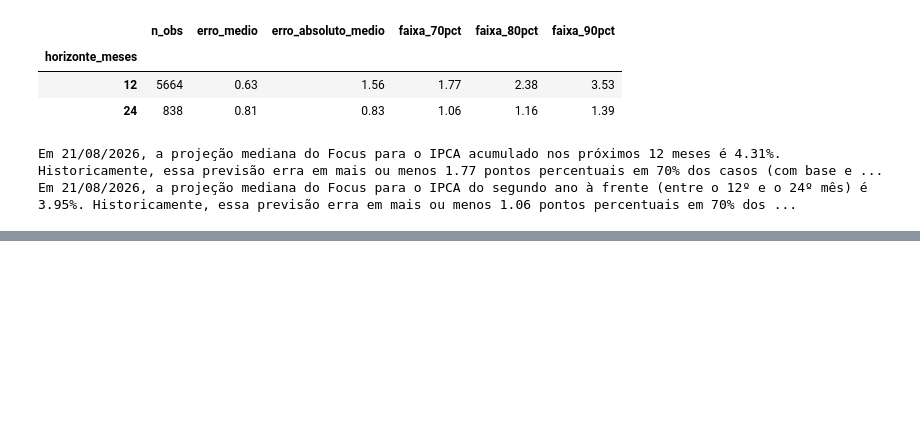
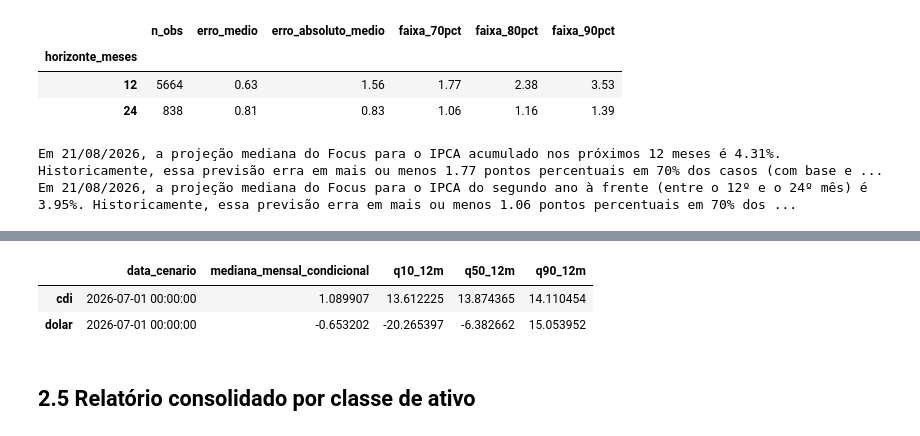
Before and after one commit to CarlosRoza/Projetos_dissertacao, a Jupyter notebook: testeghia.ipynb, the cells around one changed output, grey strips where cells are left out. Saved outputs shown, nothing was run; the diff lists cells and outputs as text; code cells hidden in the pictures; blank space fills up the shorter version.

```diff
--- a/testeghia.ipynb
+++ b/testeghia.ipynb
@@ -624,0 +812,68 @@ Em 21/08/2026, a projeção mediana do Focus para o IPCA do segundo ano à frent
+# %%
+def bootstrap_blocos_retorno_acumulado(
+    residuos: np.ndarray,
+    mediana_condicional: float,
+    horizonte_meses: int = 12,
+    tamanho_bloco: int = 3,
+    n_simulacoes: int = 5000,
+    seed: int = 42,
+) -> np.ndarray:
+    """
+    Simula `n_simulacoes` trajetórias do retorno acumulado em `horizonte_meses`,
+    encadeando blocos contíguos de `residuos` históricos (bootstrap em blocos, preserva
+    dependência temporal de curto prazo) e somando à mediana condicional prevista para
+    o cenário atual — assume que o cenário (e por isso a mediana) se mantém ao longo do
+    horizonte, uma simplificação razoável para uma v1.
+    """
+    rng = np.random.default_rng(seed)
+    n = len(residuos)
+    simulacoes = np.empty(n_simulacoes)
+
+    for s in range(n_simulacoes):
+        retornos_simulados = []
+        while len(retornos_simulados) < horizonte_meses:
+            inicio = rng.integers(0, n - tamanho_bloco + 1)
+            bloco = residuos[inicio: inicio + tamanho_bloco]
+            retornos_simulados.extend((mediana_condicional + bloco).tolist())
+        fator_acumulado = np.prod(1 + np.array(retornos_simulados[:horizonte_meses]) / 100)
+        simulacoes[s] = (fator_acumulado - 1) * 100
+
+    return simulacoes
+
+
+def distribuicao_12m_cenario_atual(dados: pd.DataFrame, colunas_x: list[str], coluna_y: str) -> dict:
+    """
+    Ajusta a regressão quantílica com todo o histórico disponível, extrai os resíduos
+    do modelo de mediana, e usa bootstrap em blocos para simular a distribuição do
+    retorno acumulado em 12 meses a partir do cenário (Selic/IPCA) mais recente.
+    """
+    X = sm.add_constant(dados[colunas_x])
+    y = dados[coluna_y]
+
+    modelo_mediana = QuantReg(y, X).fit(q=0.5, max_iter=2000)
+    residuos = (y - modelo_mediana.predict(X)).to_numpy()
+
+    cenario_atual = X.iloc[[-1]]
+    mediana_atual = modelo_mediana.predict(cenario_atual).iloc[0]
+
+    simulacoes = bootstrap_blocos_retorno_acumulado(residuos, mediana_atual)
+
+    return {
+        "data_cenario": dados.index[-1],
+        "mediana_mensal_condicional": mediana_atual,
+        "q10_12m": np.quantile(simulacoes, 0.10),
+        "q50_12m": np.quantile(simulacoes, 0.50),
+        "q90_12m": np.quantile(simulacoes, 0.90),
+    }
+
+
+distribuicao_cdi_12m = distribuicao_12m_cenario_atual(dados_modelo, COLUNAS_X, "cdi")
+distribuicao_dolar_12m = distribuicao_12m_cenario_atual(dados_modelo, COLUNAS_X, "dolar")
+
+registrar_log("distribuicao_12m", "ok", {
+    "cdi": {k: (str(v) if k == "data_cenario" else round(v, 2)) for k, v in distribuicao_cdi_12m.items()},
+    "dolar": {k: (str(v) if k == "data_cenario" else round(v, 2)) for k, v in distribuicao_dolar_12m.items()},
+})
+
+pd.DataFrame({"cdi": distribuicao_cdi_12m, "dolar": distribuicao_dolar_12m}).T
+# %% [output]
@@ -624,0 +881,5 @@ Em 21/08/2026, a projeção mediana do Focus para o IPCA do segundo ano à frent
+|  | data_cenario | mediana_mensal_condicional | q10_12m | q50_12m | q90_12m |
+| cdi | 2026-07-01 00:00:00 | 1.089907 | 13.612225 | 13.874365 | 14.110454 |
+| dolar | 2026-07-01 00:00:00 | -0.653202 | -20.265397 | -6.382662 | 15.053952 |
+# %% [markdown]
+## 2.5 Relatório consolidado por classe de ativo
```
Also changed, not shown: parts of 20 cells of this notebook.
